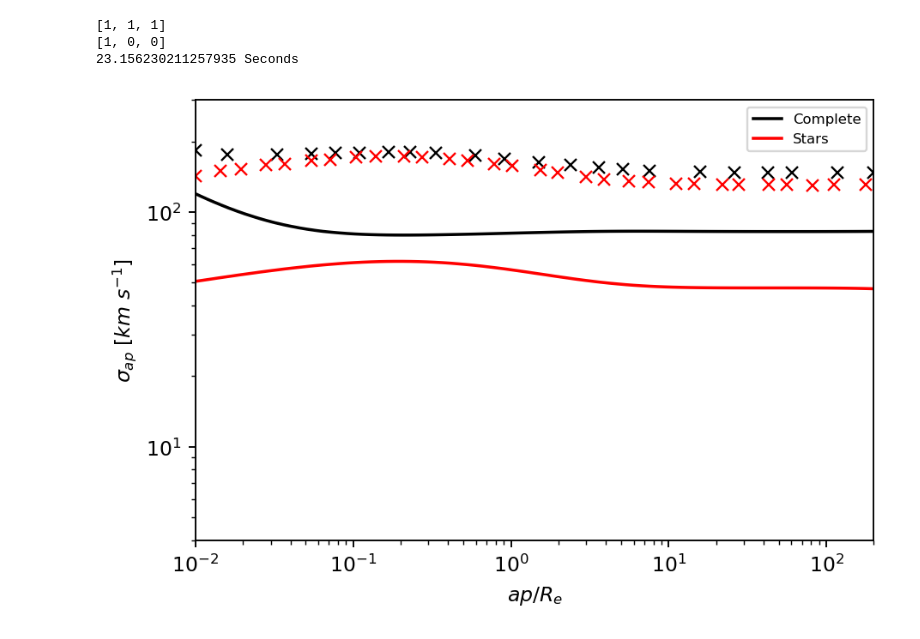
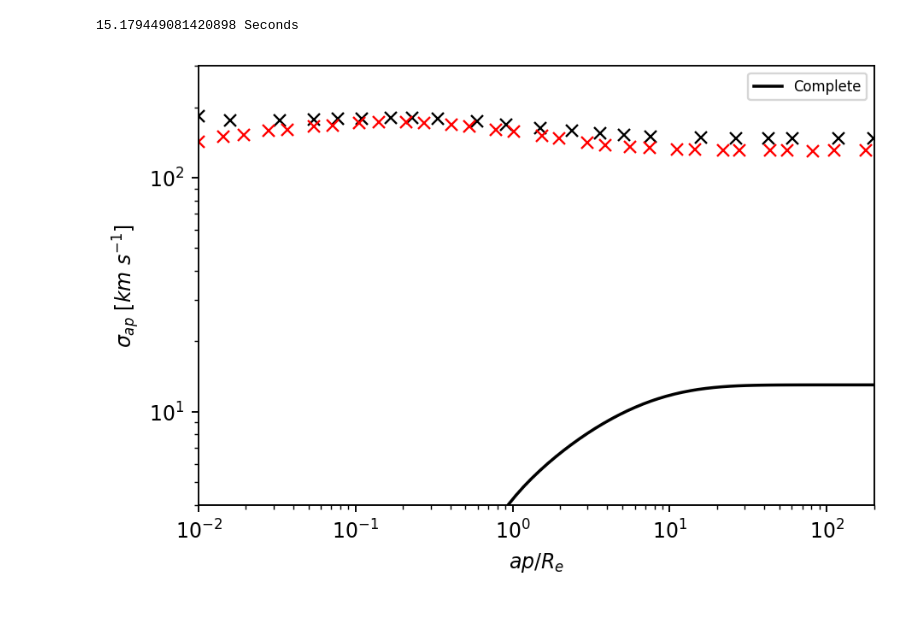
Before and after one commit to ChrisMarsden833/VelocityDispersion, a Jupyter notebook: Testing/Python/Mamon_Lokas_second_attempt.ipynb, the cells around one changed output. Cells and saved outputs as stored; diff of their text form; code cells hidden in the pictures.

```diff
--- a/Testing/Python/Mamon_Lokas_second_attempt.ipynb
+++ b/Testing/Python/Mamon_Lokas_second_attempt.ipynb
@@ -15,20 +18,17 @@ from darkmatter import getC
 
 
 HM = 12
-
 m12 = 0.7*(10**(HM-12))
-
 c = 10.2 * m12**-0.08
-
-#c = getC(HM, 0.0)
-
-
 
 SM = 11.086
 size = 3.2
 n = 3.12
 
 BHMass = 8.26
+
+_, _, rs, rho = GetDefaultParameters(SM, z=0, halo_mass=m12)
+
 
 
 length = 100
@@ -41,19 +41,38 @@ sm_array = np.ones_like(R_range) * SM
 n_array = np.ones_like(R_range) * n
 # %%
 start = time.time()
-CompleteSigmaAp = Sigma(R_range, beta, r_array, n_array, sm_array, 0, DM = "NFW", HaloMass = HM, haloC=c,
-                         BlackHole=True, BHMass=BHMass, stars=True)
 
-StarsSigmaAp = Sigma(R_range, beta, r_array, n_array, sm_array, 0, DM = "None", HaloMass = HM, haloC=c,
-                         BlackHole=False, BHMass=BHMass, stars=True)
+complete = Sigma(ApertureSize=R_range,
+            Bulge_mass=10**SM,
+              Bulge_Re=r_array,
+               Bulge_n=n_array,
+            Bulge_Beta=0.0,
+         HaloProfile="NFW",
+                HaloRs=rs,
+              HaloRhos=rho,
+         BlackHoleMass=0.0,
+          tracer_flags=[True, True],
+   gravitational_flags=[True, True, True, True],
+               use_vIMF=False,
+                vIMF_R1=0.,
+                vIMF_R0=0.,
+                  mode=1,
+                 debug=True,
+               threads=8,
+          library_path="/Users/chris/Documents/ProjectSigma/VelocityDispersion/lib/libsigma.so")
+
+
+#CompleteSigmaAp = Sigma(R_range, beta, r_array, n_array, sm_array, 0, DM = "NFW", HaloMass = HM, haloC=c,
+ #                        BlackHole=True, BHMass=BHMass, stars=True)
+#
+#StarsSigmaAp = Sigma(R_range, beta, r_array, n_array, sm_array, 0, DM = "None", HaloMass = HM, haloC=c,
+ #                        BlackHole=False, BHMass=BHMass, stars=True)
 
 
 end = time.time()
 print(end - start, "Seconds")
 # %% [output]
-[1, 1, 1]
-[1, 0, 0]
-23.156230211257935 Seconds
+15.179449081420898 Seconds
 # %%
 mlap_data_stars = np.array([[0.01000000000000001, 142.3892551591794],
                             [0.014363426769165097, 149.5792644296602],
@@ -112,23 +131,23 @@ ml_data_tot =  np.array([[0.01000000000000001, 183.5646154491867],
 # %%
 
 plt.figure(dpi=170)
 
-plt.plot(R_range/size, CompleteSigmaAp, 'k', label = "Complete")
-plt.plot(R_range/size, StarsSigmaAp, 'r', label= "Stars")
+plt.plot(R_range/size, complete, 'k', label = "Complete")
+#plt.plot(R_range/size, StarsSigmaAp, 'r', label= "Stars")
 
 
 plt.plot(ml_data_tot[:, 0], ml_data_tot[:, 1], 'xk')
 plt.plot(mlap_data_stars[:, 0], mlap_data_stars[:, 1], 'xr')
 
 plt.loglog()
 plt.xlim([0.01, 200])
 plt.ylim([4, 300])
 
 plt.xlabel("$ap/R_e$")
 plt.ylabel("$\sigma_{ap}$ [$km$ $s^{-1}$]")
 
 plt.legend(fontsize = 7)
 
 plt.show()
 # %% [output]
-[figure, old version]
+[figure, new version]
```
Also changed, not shown: parts of 1 cell of this notebook, 27 other files.
